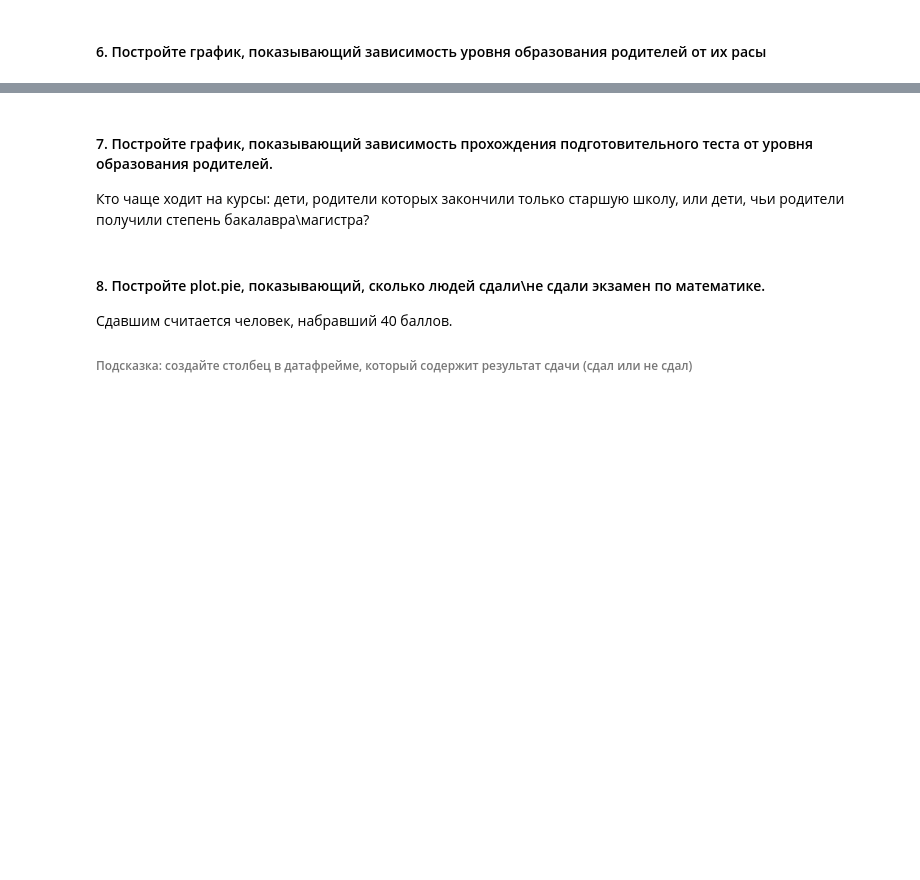
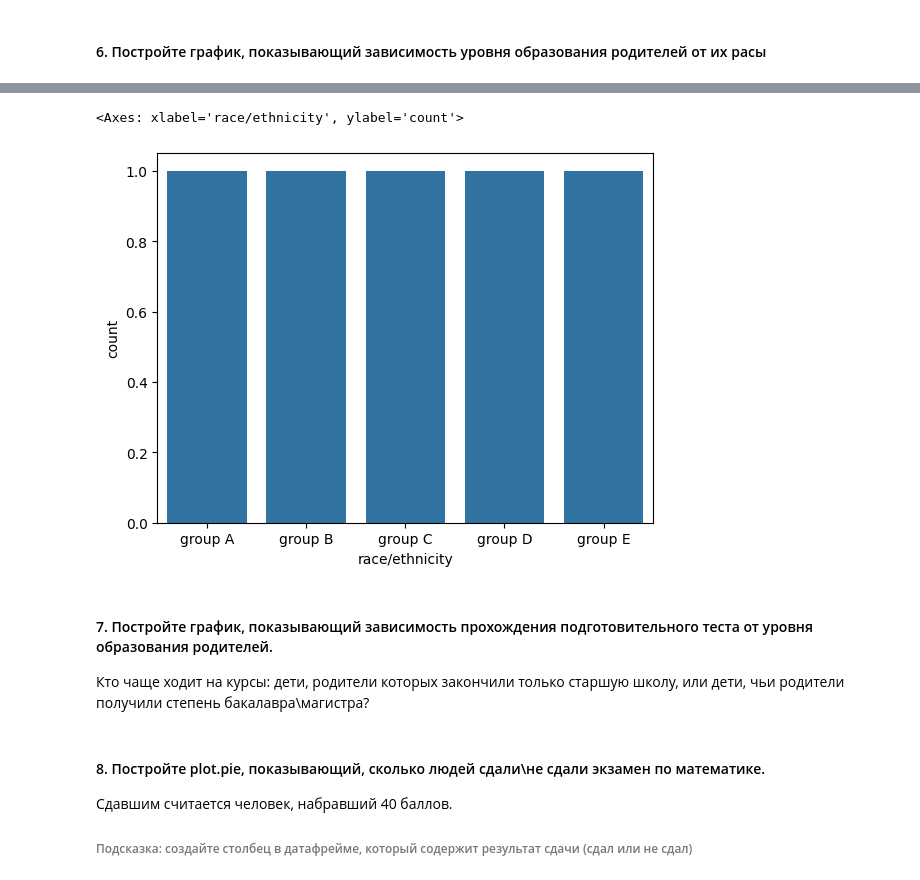
Before and after one commit to alexmordashov/computer_math, a Jupyter notebook: 5. Библиотека Pandas. Визуальный анализ данных/Практическая_работа_№5_Библиотека_Pandas.ipynb, the cells around one changed output, grey strips where cells are left out. Drawn from its saved outputs; the diff is of its cells as text; code cells hidden in the pictures; blank space fills up the shorter version.

```diff
--- a/5. Библиотека Pandas. Визуальный анализ данных/Практическая_работа_№5_Библиотека_Pandas.ipynb
+++ b/5. Библиотека Pandas. Визуальный анализ данных/Практическая_работа_№5_Библиотека_Pandas.ipynb
@@ -546,3 +749,8 @@ df
+# %%
+sns.countplot(x='race/ethnicity', data=race_education)
+# %% [output]
+<Axes: xlabel='race/ethnicity', ylabel='count'>
+[figure, added]
 # %% [markdown]
 #### 7. Постройте график, показывающий зависимость прохождения подготовительного теста от уровня образования родителей.
 
```
Also changed, not shown: parts of 13 cells of this notebook.
